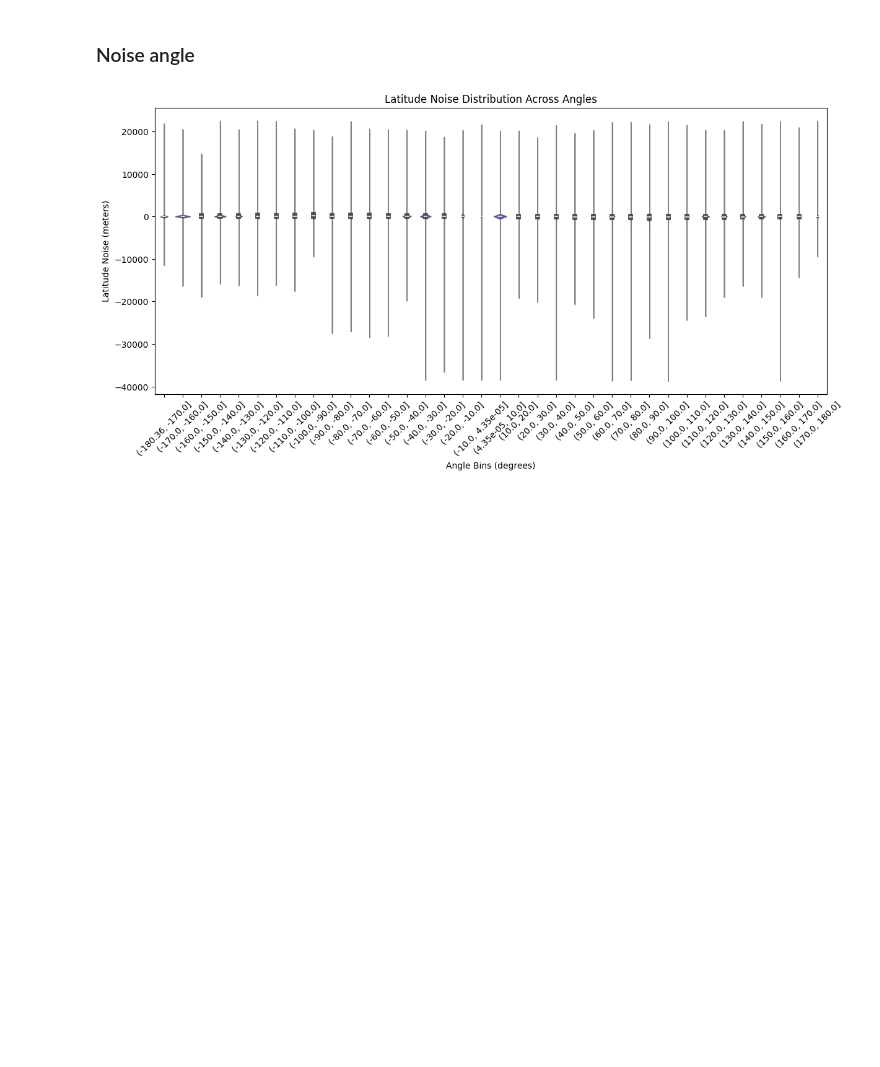
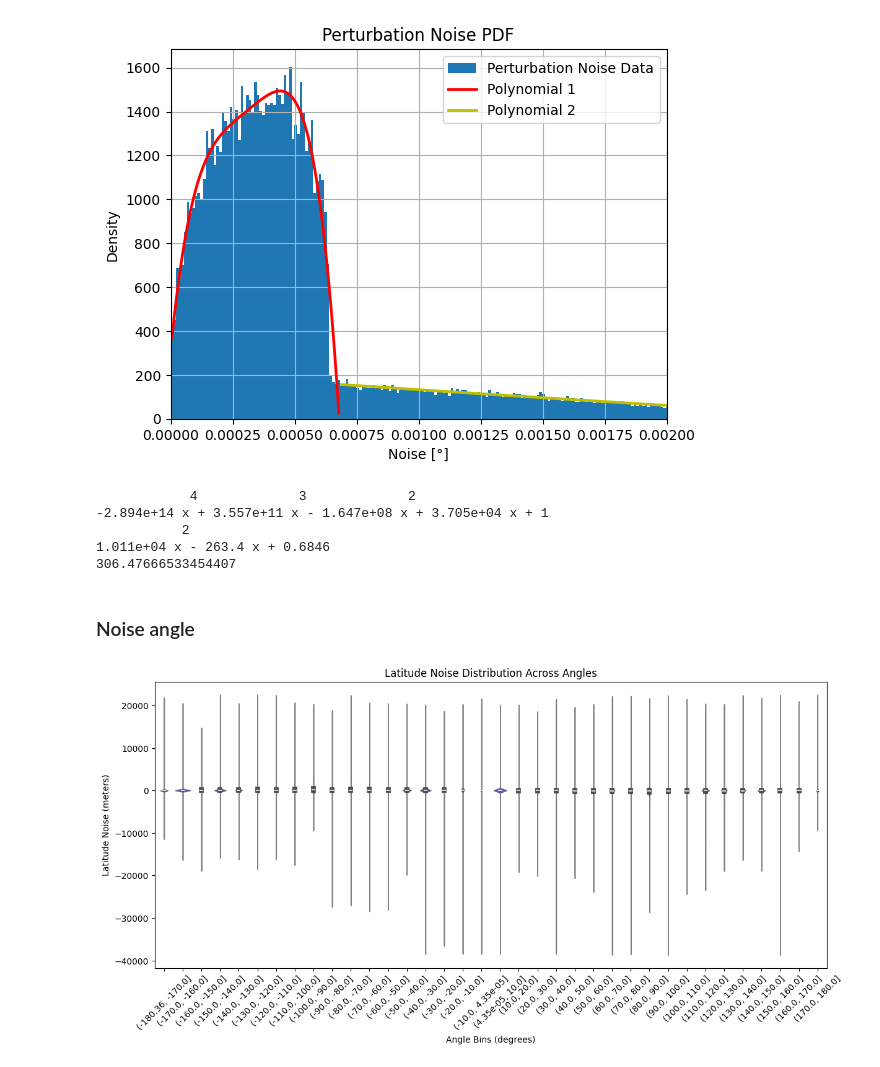
Before and after one commit to dieterj1/thesis, a Jupyter notebook: geolife/noise_distribution.ipynb, the cells around one changed output. Cells and saved outputs as stored; diff of their text form; code cells hidden in the pictures; blank space fills up the shorter version.

```diff
--- a/geolife/noise_distribution.ipynb
+++ b/geolife/noise_distribution.ipynb
@@ -15,7 +15,7 @@ processed_traces = []
 
 root_path = "/mnt/d/romataxi"
 
-for i in range(100):
+for i in range(375):
     user_path = f'{i}.csv'
     file_path = os.path.join(root_path, user_path)
     if os.path.exists(file_path):
@@ -36,7 +36,7 @@ for trace_df in traces:
     trace = trace_df[['Longitude', 'Latitude', 'Timestamp']].to_numpy()
 
     #take only the first 5000 points
-    trace = trace[:10000]
+    trace = trace[:500]
 
     # Convert to list of tuples
     trace = [tuple(x) for x in trace]
@@ -50,7 +50,7 @@ Number of traces: 75
 # %%
-(space_noise, time_min_period) = (110.0, 90)
+(space_noise, time_min_period) = (70.0, 30)
 #Picker string 'closest'
-perturbed_traces = tr.perturb_traces((space_noise, time_min_period), traces)
+perturbed_traces = tr.perturb_traces((space_noise, time_min_period), traces, picker_str='closest')
 # %%
 lat_meter_per_degree = tr.rs_geodesic_distance((41.9028, 12.4964),(41.9028, 12.4965)) * 10000
 lon_meter_per_degree = tr.rs_geodesic_distance((41.9028, 12.4964),(41.9029, 12.4964)) * 10000
@@ -75,13 +77,5 @@ for trace_idx in range(len(traces)):
         perturbed_traces_lon,perturbed_traces_lat = perturbed_traces[trace_idx][point_idx][0], perturbed_traces[trace_idx][point_idx][1]
         traces_lon,traces_lat = traces[trace_idx][point_idx][0], traces[trace_idx][point_idx][1]
 
-        #simulate gps noise with a standard deviation of 10 meter
-        noise_lon = np.random.normal(0,0.00045998446106921415)
-        noise_lat = np.random.normal(0,0.0004519721625448495)
-
-        # Calculate the perturbed traces with noise
-        perturbed_lon = perturbed_traces_lon + noise_lon
-        perturbed_lat = perturbed_traces_lat + noise_lat
-
-        noise = tr.rs_geodesic_distance((perturbed_lon,perturbed_lat),(traces_lon,traces_lat))
-        noise_distr.append(noise)
+        noise = tr.rs_geodesic_distance((perturbed_traces_lon,perturbed_traces_lat),(traces_lon,traces_lat))
+        noise_distr.append(noise/meter_per_degree)
@@ -118,3 +82,47 @@ Weibull Distribution Scale: 89.65717529589725
+# %%
+hist_values, bin_edges = np.histogram(noise_distr, bins=20000, density=True)
+
+# Compute bin centers (since polyfit needs x values)
+bin_centers = (bin_edges[:-1] + bin_edges[1:]) / 2
+# Define polynomial fitting ranges
+range1 = (bin_centers > 0) & (bin_centers < 0.000684)
+range2 = (bin_centers > 0.000684) & (bin_centers < 0.0025)
+
+x1, y1 = bin_centers[range1], hist_values[range1]
+x2, y2 = bin_centers[range2], hist_values[range2]
+
+coeffs_1 = np.polyfit(x1, y1, 4)
+f_1 = np.poly1d(coeffs_1)
+x_smooth_1 = np.linspace(min(x1), max(x1), 1000)
+max_value = np.max(f_1(range1))
+y_smooth_1 = f_1(x_smooth_1)
+
+coeffs_2 = np.polyfit(x2, y2, 2)
+f_2 = np.poly1d(coeffs_2)
+x_smooth_2 = np.linspace(min(x2), max(x2), 1000)
+y_smooth_2 = f_2(x_smooth_2)
+
+plt.hist(noise_distr, bins=20000, density=True, label="Perturbation Noise Data")
+plt.plot(x_smooth_1, y_smooth_1, 'r-', linewidth=2, label=f"Polynomial 1")
+plt.plot(x_smooth_2, y_smooth_2, 'y-', linewidth=2, label=f"Polynomial 2")
+plt.legend()
+plt.xlabel("Noise [°]")
+plt.ylabel("Density")
+plt.title("Perturbation Noise PDF")
+plt.xlim(0, 0.002)
+plt.grid(True)
+plt.show()
+
+print(f_1/max_value)
+print(f_2/max_value)
+print(max_value)
+# %% [output]
+[figure, added]
+            4             3             2
+-2.894e+14 x + 3.557e+11 x - 1.647e+08 x + 3.705e+04 x + 1
+           2
+1.011e+04 x - 263.4 x + 0.6846
+306.47666533454407
 # %% [markdown]
 ### Noise angle
 # %%
```
Also changed, not shown: parts of 4 cells of this notebook, 3 other files.
